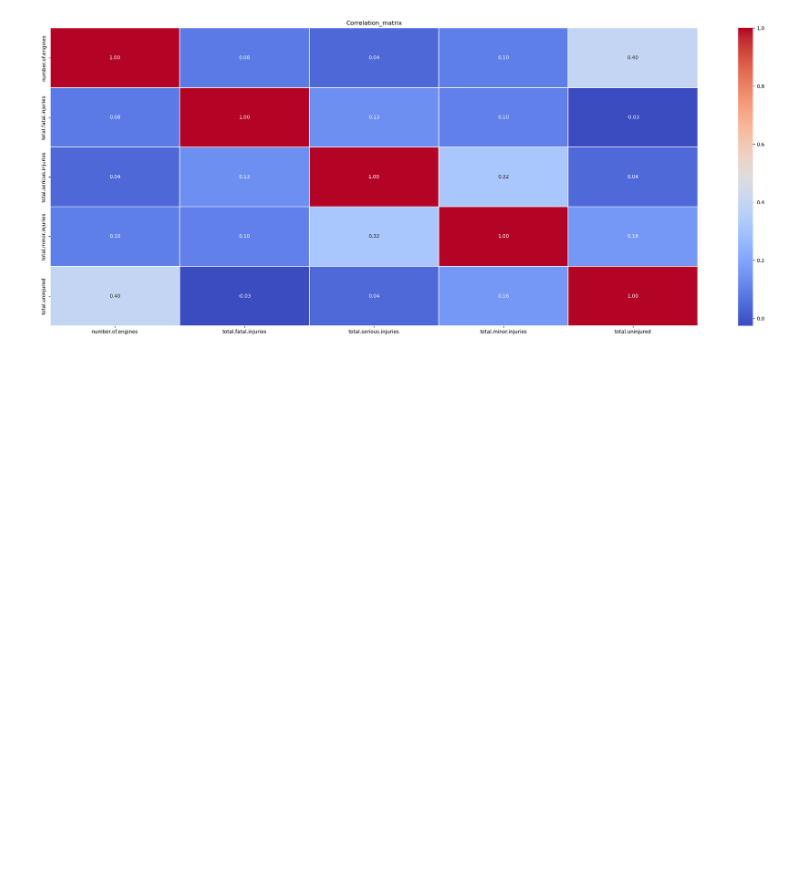
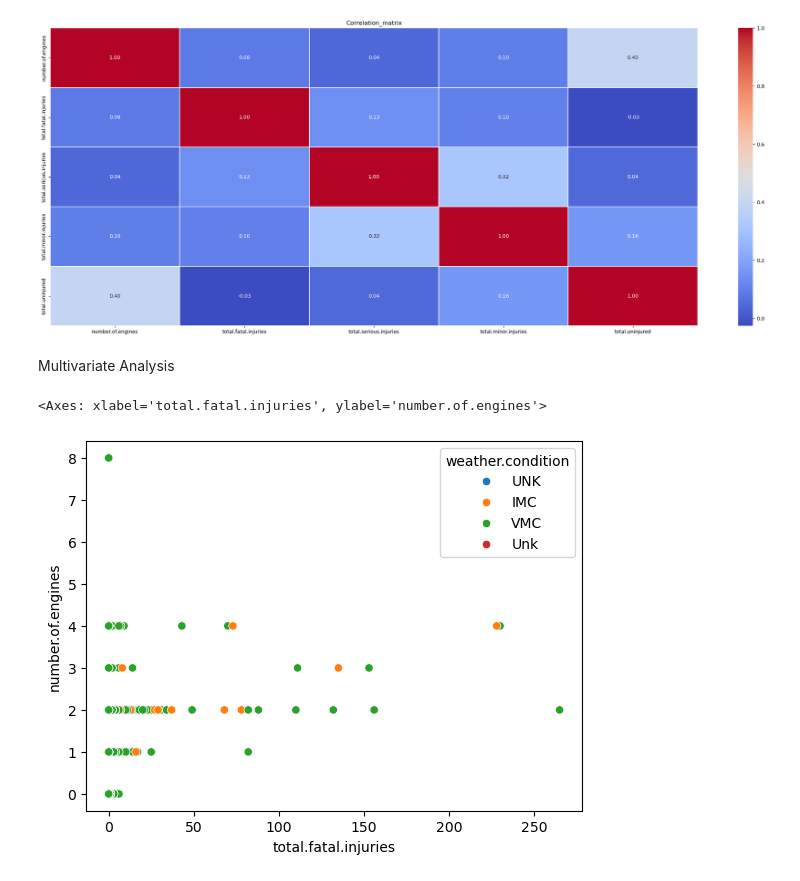
Before and after one commit to hadasssahamase/dsc-phase-1-project-v3, a Jupyter notebook: student.ipynb, the cells around one changed output. Saved outputs shown, nothing was run; the diff lists cells and outputs as text; code cells hidden in the pictures; blank space fills up the shorter version.

```diff
--- a/student.ipynb
+++ b/student.ipynb
@@ -509,3 +509,10 @@ plt.show()
 [figure]
 # %%
 # sns.scatterplot(x='bank_asset_value',y='loan_amount', data=df, hue='loan_status')
+# %% [markdown]
+Multivariate Analysis
+# %%
+sns.scatterplot(x='total.fatal.injuries',y='number.of.engines',data=df1,hue='weather.condition')
+# %% [output]
+<Axes: xlabel='total.fatal.injuries', ylabel='number.of.engines'>
+[figure, added]
```
Also changed, not shown: parts of 4 cells of this notebook.
